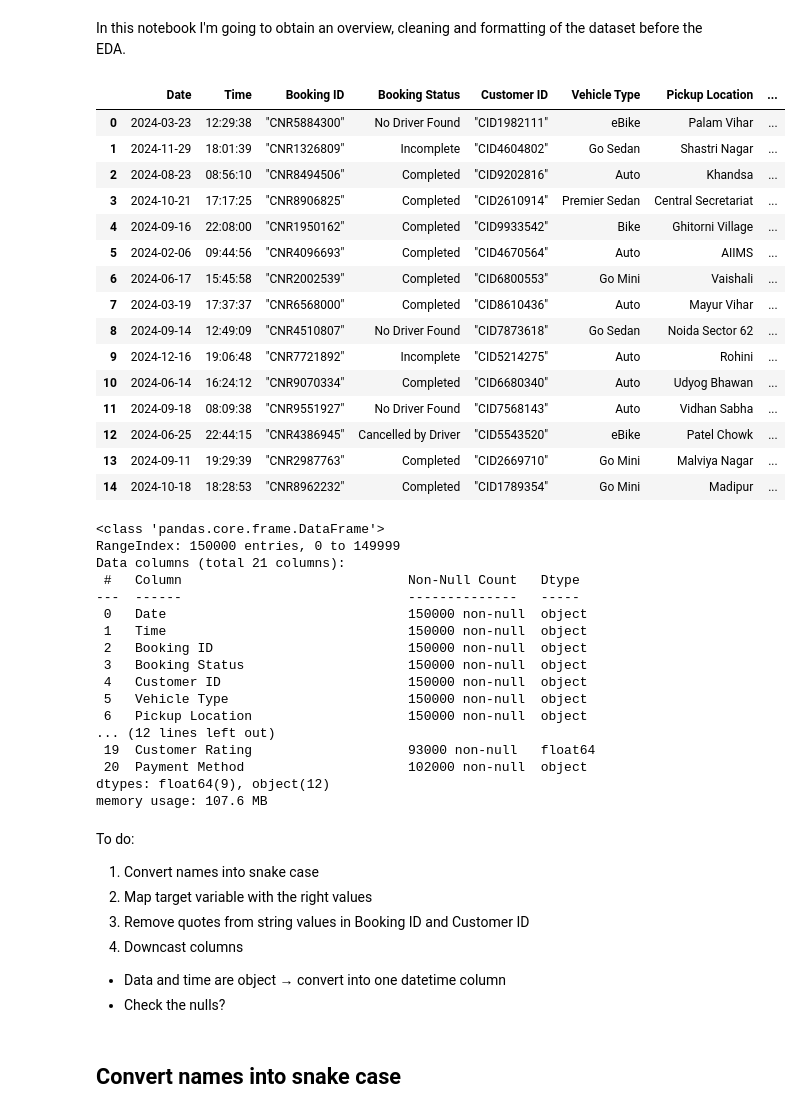
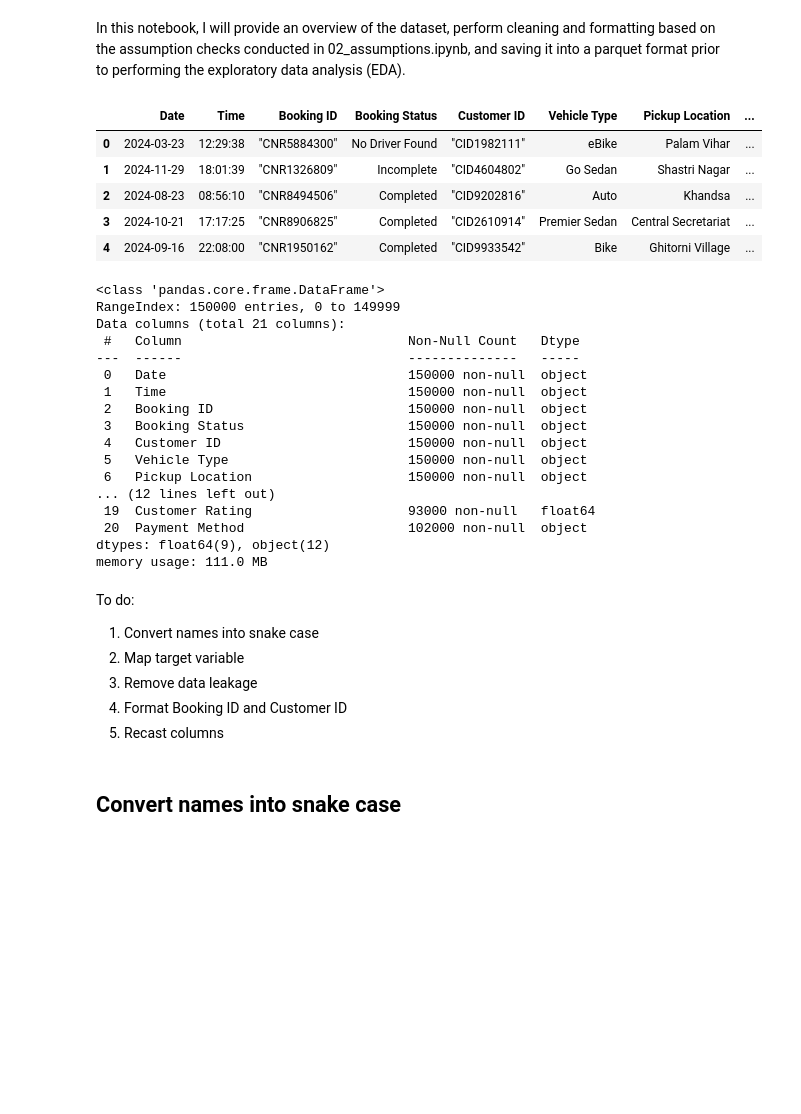
Before and after one commit to amaldu/uber-ride-cancellation-prediction, a Jupyter notebook: uber-analysis/notebooks/03_initial_data_inspection.ipynb, the cells around one changed output. Saved outputs shown, nothing was run; the diff lists cells and outputs as text; code cells hidden in the pictures; blank space fills up the shorter version.

Commit message:
fix: deleted leaked columns in 03 notebook, updated train, test, val datasets and fixed minor format errors in the titles of notebook 02

```diff
--- a/uber-analysis/notebooks/03_initial_data_inspection.ipynb
+++ b/uber-analysis/notebooks/03_initial_data_inspection.ipynb
@@ -1,35 +1,20 @@
 # %% [markdown]
-In this notebook I'm going to obtain an overview, cleaning and formatting of the dataset before the EDA.
+In this notebook, I will provide an overview of the dataset, perform cleaning and formatting based on the assumption checks conducted in 02_assumptions.ipynb, and saving it into a parquet format prior to performing the exploratory data analysis (EDA).
 # %%
 import pandas as pd
 import os
 pd.set_option('display.max_columns', None)
 # %%
-# # change the format to reduce the size of the dataset
-
-# df = pd.read_csv("../data/raw/ncr_ride_bookings.csv")
-# df.to_parquet("../data/raw/rides.parquet", engine='fastparquet', index=False)
+df_raw = pd.read_csv("../data/raw/ncr_ride_bookings.csv")
-# %%
-df_raw = pd.read_parquet("../data/raw/rides.parquet")
 # %%
-df_raw.head(15)
+df_raw.head()
 # %% [output]
 |  | Date | Time | Booking ID | Booking Status | Customer ID | Vehicle Type | Pickup Location | ... |
 | 0 | 2024-03-23 | 12:29:38 | "CNR5884300" | No Driver Found | "CID1982111" | eBike | Palam Vihar | ... |
 | 1 | 2024-11-29 | 18:01:39 | "CNR1326809" | Incomplete | "CID4604802" | Go Sedan | Shastri Nagar | ... |
 | 2 | 2024-08-23 | 08:56:10 | "CNR8494506" | Completed | "CID9202816" | Auto | Khandsa | ... |
 | 3 | 2024-10-21 | 17:17:25 | "CNR8906825" | Completed | "CID2610914" | Premier Sedan | Central Secretariat | ... |
 | 4 | 2024-09-16 | 22:08:00 | "CNR1950162" | Completed | "CID9933542" | Bike | Ghitorni Village | ... |
-| 5 | 2024-02-06 | 09:44:56 | "CNR4096693" | Completed | "CID4670564" | Auto | AIIMS | ... |
-| 6 | 2024-06-17 | 15:45:58 | "CNR2002539" | Completed | "CID6800553" | Go Mini | Vaishali | ... |
-| 7 | 2024-03-19 | 17:37:37 | "CNR6568000" | Completed | "CID8610436" | Auto | Mayur Vihar | ... |
-| 8 | 2024-09-14 | 12:49:09 | "CNR4510807" | No Driver Found | "CID7873618" | Go Sedan | Noida Sector 62 | ... |
-| 9 | 2024-12-16 | 19:06:48 | "CNR7721892" | Incomplete | "CID5214275" | Auto | Rohini | ... |
-| 10 | 2024-06-14 | 16:24:12 | "CNR9070334" | Completed | "CID6680340" | Auto | Udyog Bhawan | ... |
-| 11 | 2024-09-18 | 08:09:38 | "CNR9551927" | No Driver Found | "CID7568143" | Auto | Vidhan Sabha | ... |
-| 12 | 2024-06-25 | 22:44:15 | "CNR4386945" | Cancelled by Driver | "CID5543520" | eBike | Patel Chowk | ... |
-| 13 | 2024-09-11 | 19:29:39 | "CNR2987763" | Completed | "CID2669710" | Go Mini | Malviya Nagar | ... |
-| 14 | 2024-10-18 | 18:28:53 | "CNR8962232" | Completed | "CID1789354" | Go Mini | Madipur | ... |
 # %%
 df_raw.info(memory_usage = "deep")
 # %% [output]
@@ -49,15 +34,14 @@ Data columns (total 21 columns):
  19  Customer Rating                    93000 non-null   float64
  20  Payment Method                     102000 non-null  object
 dtypes: float64(9), object(12)
-memory usage: 107.6 MB
+memory usage: 111.0 MB
 # %% [markdown]
 To do:
 1. Convert names into snake case
-2. Map target variable with the right values
-3. Remove quotes from string values in Booking ID and Customer ID
-4. Downcast columns
-  - Data and time are object → convert into one datetime column
-- Check the nulls?
+2. Map target variable
+3. Remove data leakage
+4. Format Booking ID and Customer ID
+5. Recast columns
 # %% [markdown]
 ## Convert names into snake case
 # %%
```
Also changed, not shown: parts of 15 cells of this notebook, 4 other files.
